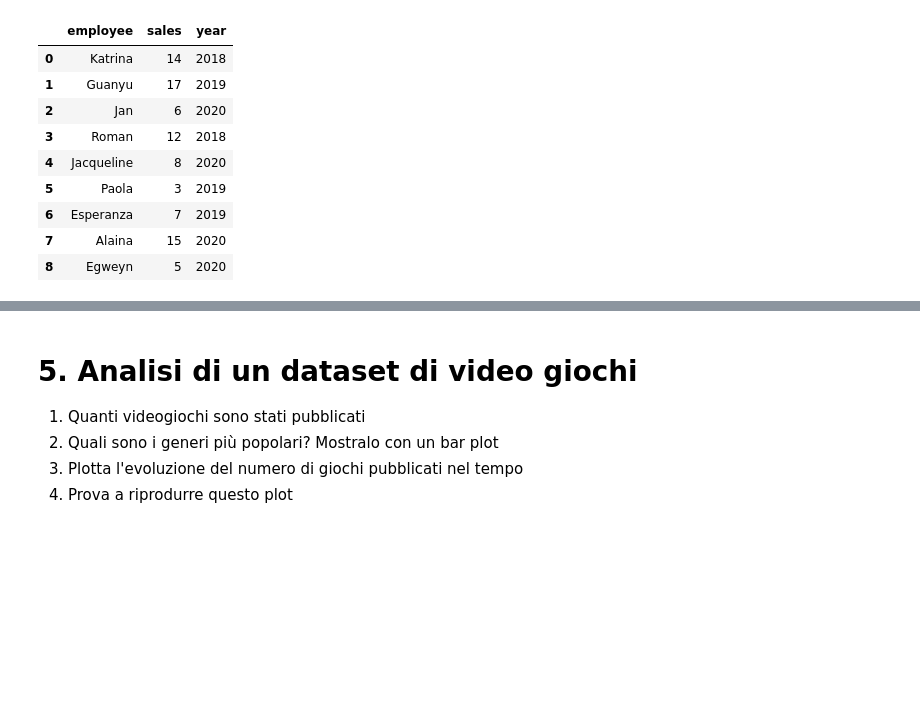
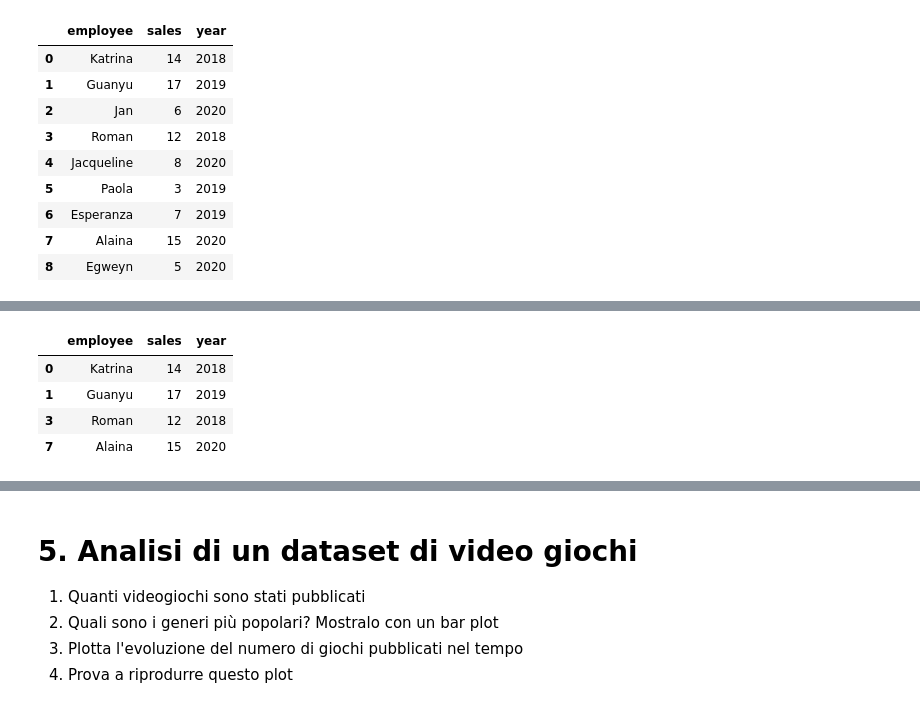
Before and after one commit to mattialuvisetto/ProgrammingLab, a Jupyter notebook: ESERCIZILAB2/6.4_Esericzi.ipynb, the cells around one changed output, grey strips where cells are left out. Cells and saved outputs as stored; diff of their text form; code cells hidden in the pictures; blank space fills up the shorter version.

```diff
--- a/ESERCIZILAB2/6.4_Esericzi.ipynb
+++ b/ESERCIZILAB2/6.4_Esericzi.ipynb
@@ -55,0 +82,9 @@ sales.query('employee > "J"')
+# %%
+# 5.
+sales.query("(sales / 3) > 3")
+# %% [output]
+|  | employee | sales | year |
+| 0 | Katrina | 14 | 2018 |
+| 1 | Guanyu | 17 | 2019 |
+| 3 | Roman | 12 | 2018 |
+| 7 | Alaina | 15 | 2020 |
```
Also changed, not shown: parts of 7 cells of this notebook.
